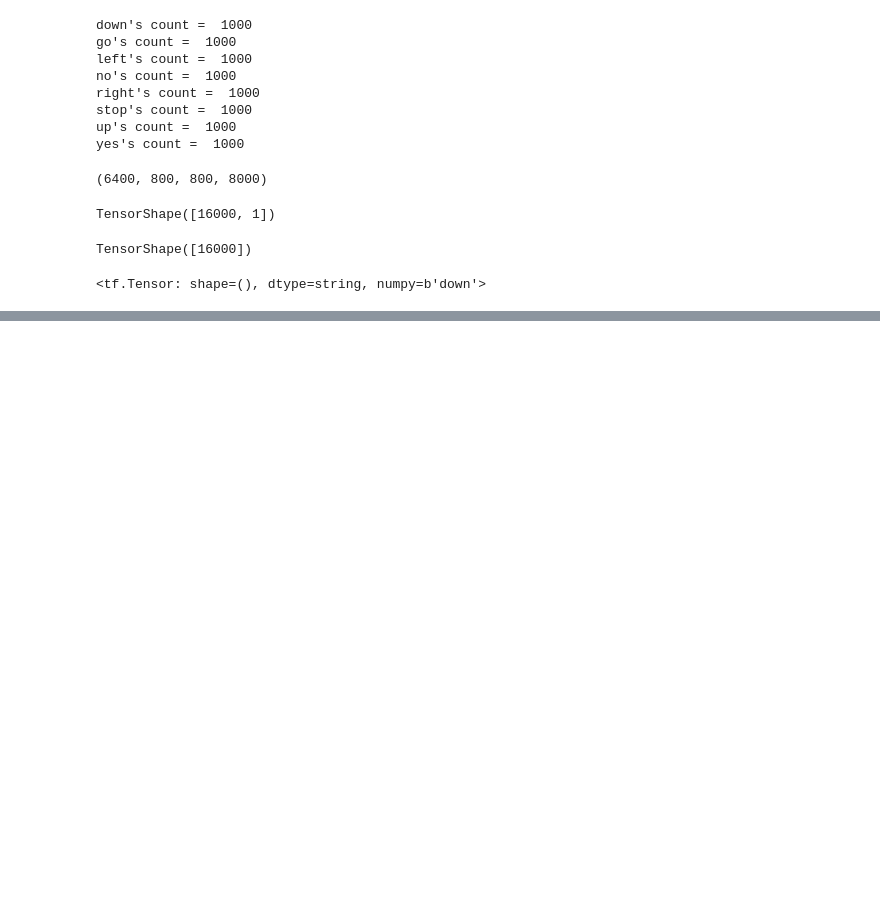
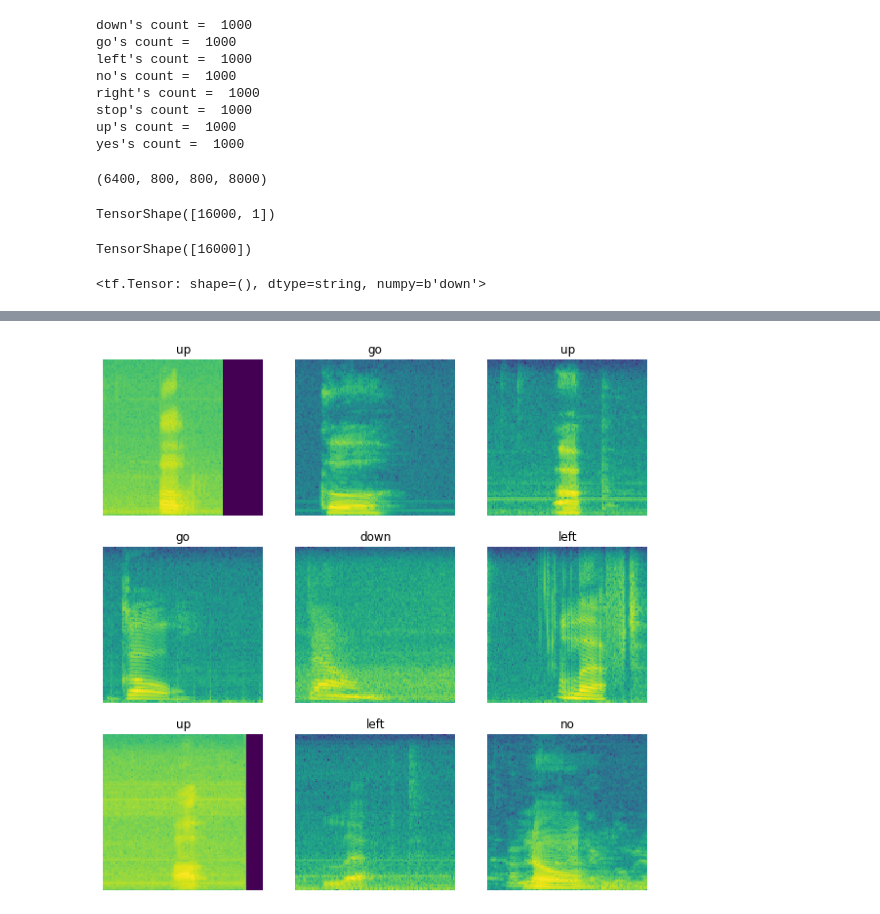
Before and after one commit to leekyuyoung4/ml0719, a Jupyter notebook: 음성인식/음성데이터.ipynb, the cells around one changed output, grey strips where cells are left out. Drawn from its saved outputs; the diff is of its cells as text; code cells hidden in the pictures; blank space fills up the shorter version.

```diff
--- a/음성인식/음성데이터.ipynb
+++ b/음성인식/음성데이터.ipynb
@@ -183,0 +222,23 @@ def get_spectrogram(waveform) :
+# %%
+# 데이터를 스펙트럼으로 변환하고 레이블을 id로 하는 테이터 셋
+commands = class_names
+def get_sepectrogram_and_label_id(audio,label):
+    spectrogram = get_spectrogram(audio)
+    label_id = tf.argmax(label==commands)
+    return spectrogram, label_id
+# %%
+spectrogram_ds = waveform_ds.map(
+    map_func=get_sepectrogram_and_label_id,
+    num_parallel_calls=tf.data.AUTOTUNE
+)
+# %%
+rows,cols = 3,3
+n = rows*cols
+fig, ax = plt.subplots(rows,cols,figsize=(10,10))
+for i, (spectrogram, label_id) in enumerate(spectrogram_ds.take(n)):
+    plot_spectrogram(spectrogram.numpy(), ax[i//cols, i%cols])
+    ax[i//cols, i%cols].set_title(commands[label_id.numpy()])
+    ax[i//cols, i%cols].axis('off')
+plt.show()
+# %% [output]
+[figure, added]
```
Also changed, not shown: parts of 24 cells of this notebook, 1 other file.
